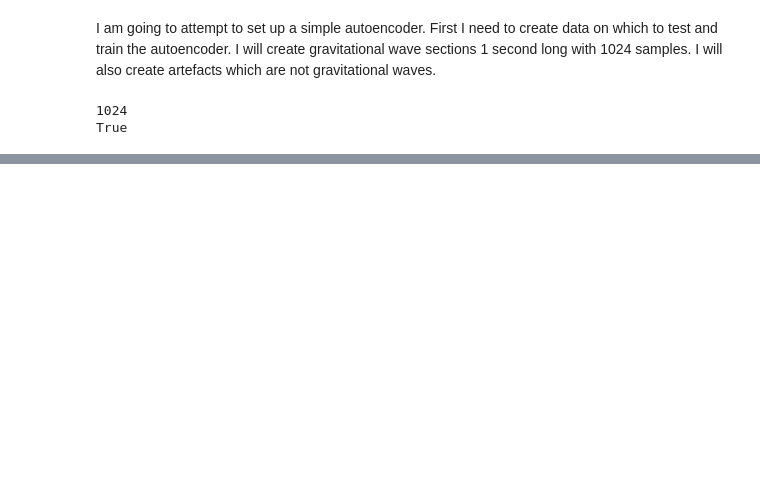
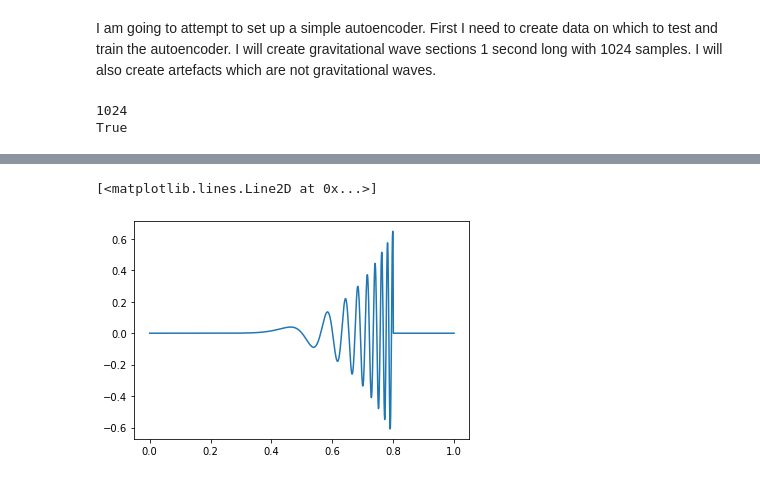
Before and after one commit to Clarke-Jools-36/diss-gw, a Jupyter notebook: autoencoder_v1.ipynb, the cells around one changed output, grey strips where cells are left out. Saved outputs shown, nothing was run; the diff lists cells and outputs as text; code cells hidden in the pictures; blank space fills up the shorter version.

```diff
--- a/autoencoder_v1.ipynb
+++ b/autoencoder_v1.ipynb
@@ -17,0 +61,23 @@ True
+# %%
+## SIN WAVE ##
+A = 0 #amplitude
+B = 0.01 #period
+C = 0 #phase shift (horizontal)
+D = 0 #amplitude shift (vertical)
+## BELL CURVE ##
+b = 0.03 #width of bell curve describing amplitude
+c = 0.5  #phase shift (horizontal) of bell curve
+
+for i,t_ in enumerate(t):
+  if 0<t_<0.8:
+    A = 2*t_**5 # amplitude increases with polynomial 5
+    B = 0.005/t_**5 #freq increases
+  else:
+    A = 0
+
+  a[i] = A * np.sin( (1/B) * (t_ - C) ) + D
+
+plt.plot(t,a)
+# %% [output]
+[<matplotlib.lines.Line2D at 0x...>]
+[figure, added]
```
Also changed, not shown: parts of 6 cells of this notebook.
